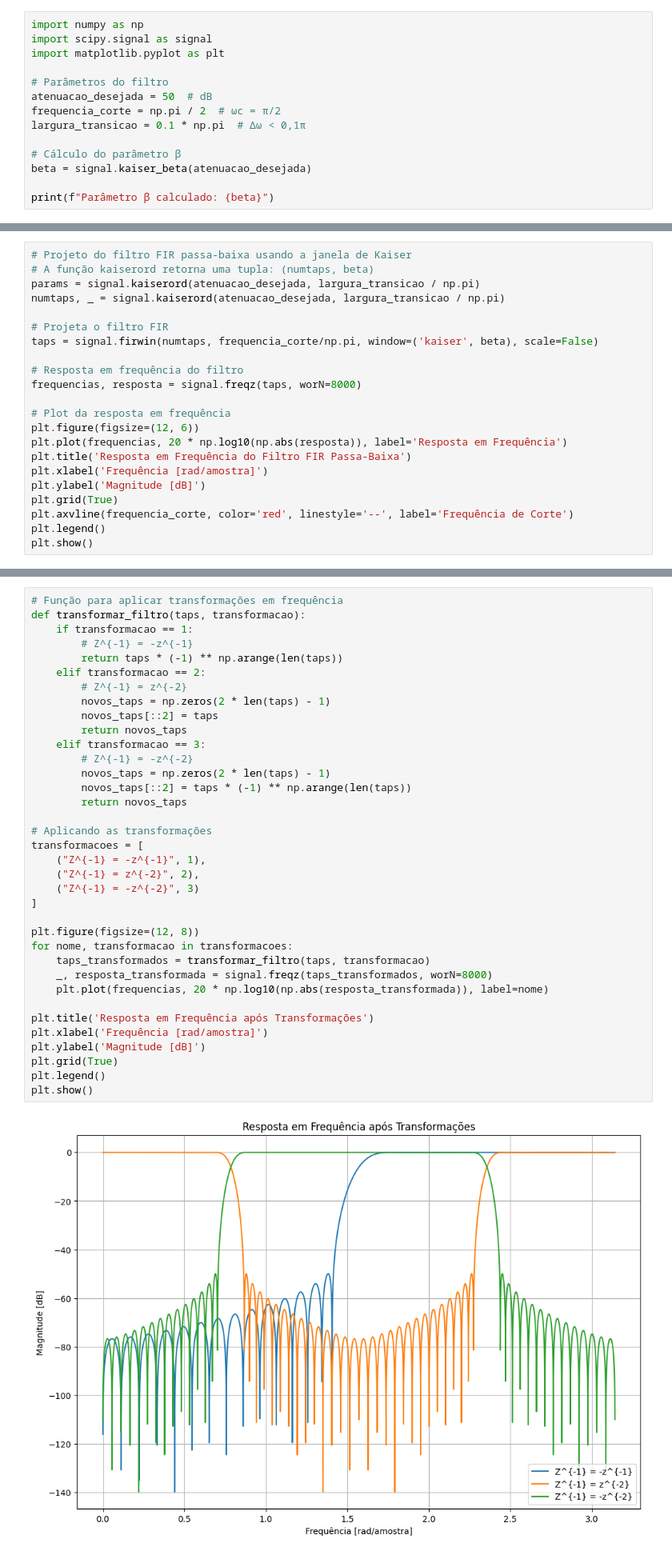
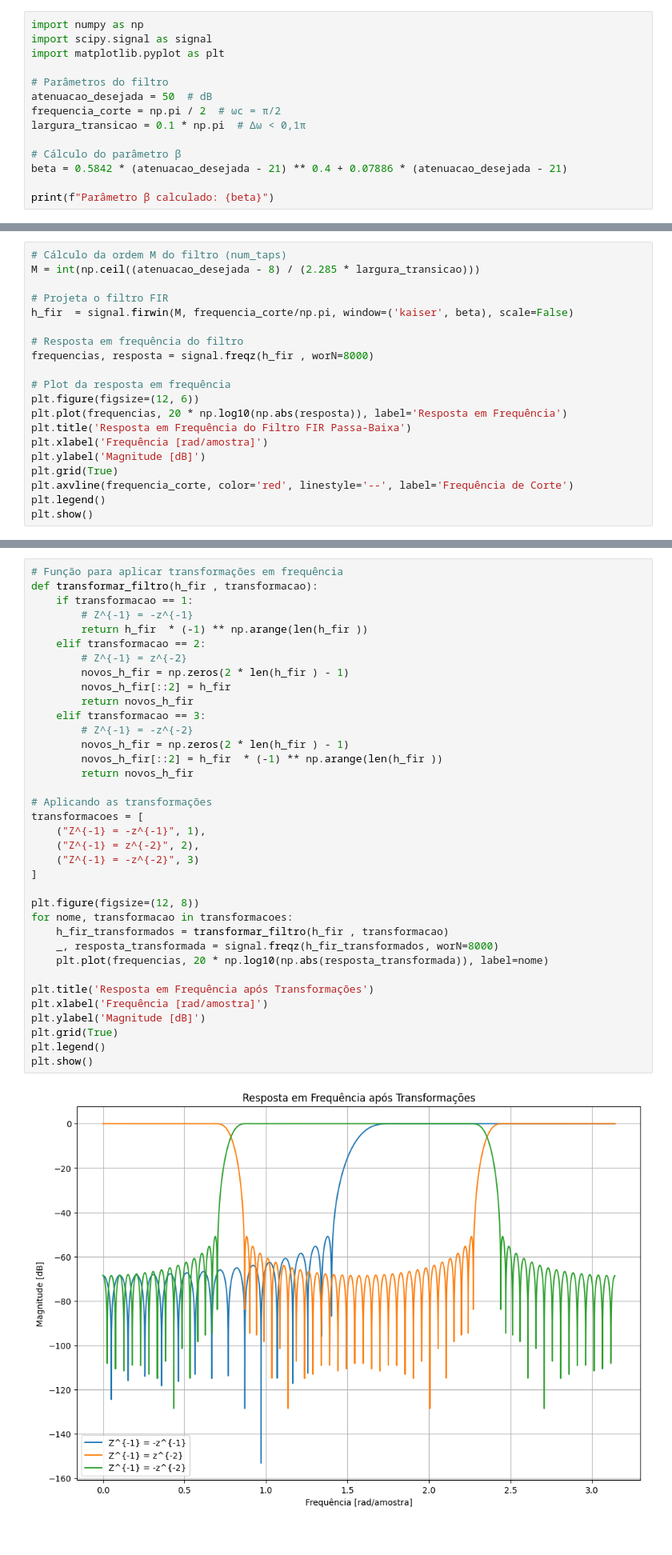
Before and after one commit to JoseRaimundo27/FiltroFIR, a Jupyter notebook: filtro.ipynb, the cells around one changed output, grey strips where cells are left out. Shown: that part at 80% size. Cells and saved outputs as stored; diff of their text form.

```diff
--- a/filtro.ipynb
+++ b/filtro.ipynb
@@ -29,7 +31,7 @@ frequencia_corte = np.pi / 2  # ωc = π/2
 largura_transicao = 0.1 * np.pi  # Δω < 0,1π
 
 # Cálculo do parâmetro β
-beta = signal.kaiser_beta(atenuacao_desejada)
+beta = 0.5842 * (atenuacao_desejada - 21) ** 0.4 + 0.07886 * (atenuacao_desejada - 21)
 
 print(f"Parâmetro β calculado: {beta}")
 # %% [output]
@@ -41,14 +47,12 @@ Com o valor de β calculado, podemos projetar o filtro FIR passa-baixa usando a
 # %%
-# Projeto do filtro FIR passa-baixa usando a janela de Kaiser
-# A função kaiserord retorna uma tupla: (numtaps, beta)
-params = signal.kaiserord(atenuacao_desejada, largura_transicao / np.pi)
-numtaps, _ = signal.kaiserord(atenuacao_desejada, largura_transicao / np.pi)
+# Cálculo da ordem M do filtro (num_taps)
+M = int(np.ceil((atenuacao_desejada - 8) / (2.285 * largura_transicao)))
 
 # Projeta o filtro FIR
-taps = signal.firwin(numtaps, frequencia_corte/np.pi, window=('kaiser', beta), scale=False)
+h_fir  = signal.firwin(M, frequencia_corte/np.pi, window=('kaiser', beta), scale=False)
 
 # Resposta em frequência do filtro
-frequencias, resposta = signal.freqz(taps, worN=8000)
+frequencias, resposta = signal.freqz(h_fir , worN=8000)
 
 # Plot da resposta em frequência
 plt.figure(figsize=(12, 6))
@@ -135,41 +220,41 @@ plt.show()
 ### Transformações em frequência
 # %%
 # Função para aplicar transformações em frequência
-def transformar_filtro(taps, transformacao):
+def transformar_filtro(h_fir , transformacao):
     if transformacao == 1:
         # Z^{-1} = -z^{-1}
-        return taps * (-1) ** np.arange(len(taps))
+        return h_fir  * (-1) ** np.arange(len(h_fir ))
     elif transformacao == 2:
         # Z^{-1} = z^{-2}
-        novos_taps = np.zeros(2 * len(taps) - 1)
-        novos_taps[::2] = taps
-        return novos_taps
+        novos_h_fir = np.zeros(2 * len(h_fir ) - 1)
+        novos_h_fir[::2] = h_fir
+        return novos_h_fir
     elif transformacao == 3:
         # Z^{-1} = -z^{-2}
-        novos_taps = np.zeros(2 * len(taps) - 1)
-        novos_taps[::2] = taps * (-1) ** np.arange(len(taps))
-        return novos_taps
+        novos_h_fir = np.zeros(2 * len(h_fir ) - 1)
+        novos_h_fir[::2] = h_fir  * (-1) ** np.arange(len(h_fir ))
+        return novos_h_fir
 
 # Aplicando as transformações
 transformacoes = [
     ("Z^{-1} = -z^{-1}", 1),
     ("Z^{-1} = z^{-2}", 2),
     ("Z^{-1} = -z^{-2}", 3)
 ]
 
 plt.figure(figsize=(12, 8))
 for nome, transformacao in transformacoes:
-    taps_transformados = transformar_filtro(taps, transformacao)
-    _, resposta_transformada = signal.freqz(taps_transformados, worN=8000)
+    h_fir_transformados = transformar_filtro(h_fir , transformacao)
+    _, resposta_transformada = signal.freqz(h_fir_transformados, worN=8000)
     plt.plot(frequencias, 20 * np.log10(np.abs(resposta_transformada)), label=nome)
 
 plt.title('Resposta em Frequência após Transformações')
 plt.xlabel('Frequência [rad/amostra]')
 plt.ylabel('Magnitude [dB]')
 plt.grid(True)
 plt.legend()
 plt.show()
 # %% [output]
-[figure, old version]
+[figure, new version]
 # %% [markdown]
 ### Resultados
```
Also changed, not shown: parts of 8 cells of this notebook, 3 other files.
